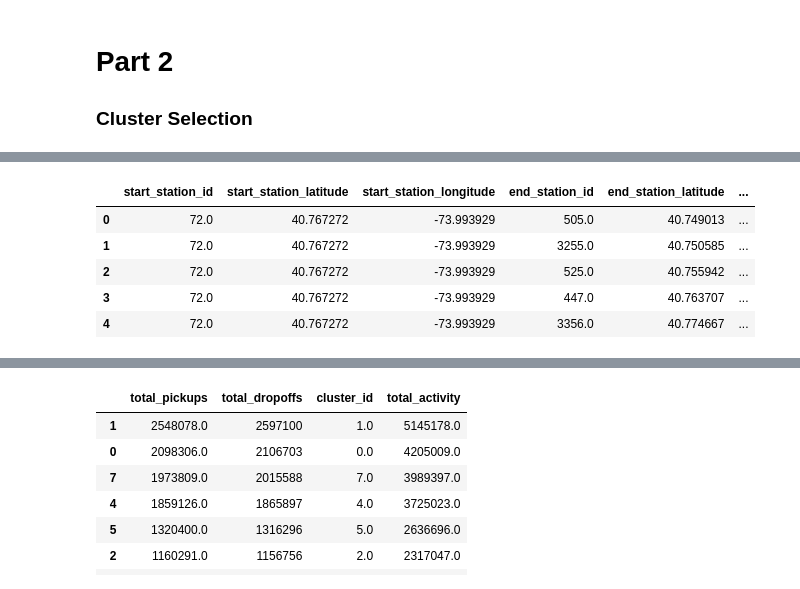
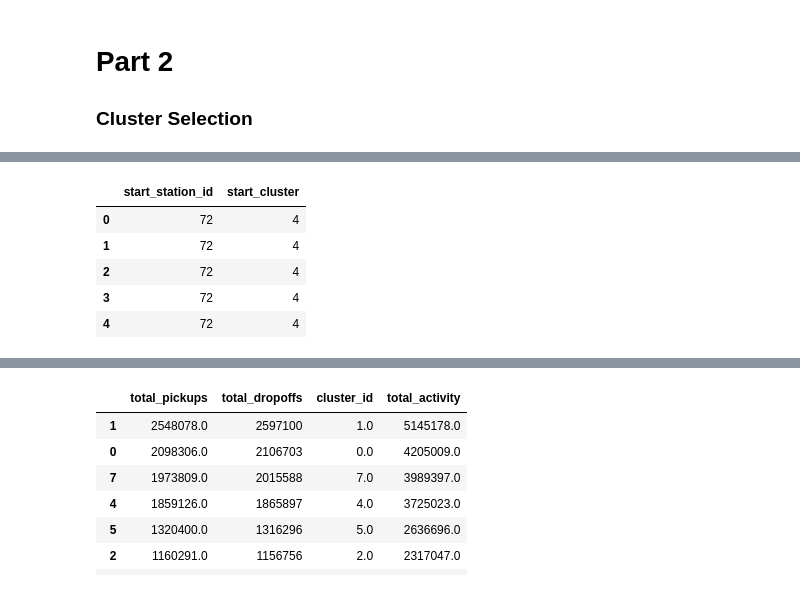
Before and after one commit to Andrejj23/city-bike, a Jupyter notebook: Georgios/mean_shift_clustering.ipynb, the cells around one changed output, grey strips where cells are left out. Saved outputs shown, nothing was run; the diff lists cells and outputs as text; code cells hidden in the pictures.

```diff
--- a/Georgios/mean_shift_clustering.ipynb
+++ b/Georgios/mean_shift_clustering.ipynb
@@ -464,17 +478,29 @@ Map saved as mean_shift_clusters_map.html
 # %%
-df_merged  = data.merge(stations[['station_id','mean_shift_cluster']],
-                    left_on='start_station_id', right_on='station_id', how='left')
-df_merged  = data.rename(columns={'mean_shift_cluster': 'start_cluster'})
+# Fix station_id types
+data['start_station_id'] = data['start_station_id'].astype(int)
+data['end_station_id'] = data['end_station_id'].astype(int)
+stations['station_id'] = stations['station_id'].astype(int)
 
-df_merged  = data.merge(stations[['station_id','mean_shift_cluster']],
-                    left_on='end_station_id', right_on='station_id', how='left')
-df_merged  = data.rename(columns={'mean_shift_cluster': 'end_cluster'})
+# Merge for START station clusters
+df_merged = data.merge(
+    stations[['station_id', 'mean_shift_cluster']],
+    left_on='start_station_id',
+    right_on='station_id',
+    how='left'
+)
 
-df_merged .head()
+# Rename
+df_merged = df_merged.rename(columns={'mean_shift_cluster': 'start_cluster'})
+
+# No need for station_id from stations anymore
+df_merged = df_merged.drop(columns=['station_id'])
+
+# Result with filtered columns only
+df_merged[['start_station_id', 'start_cluster']].head()
 # %% [output]
-|  | start_station_id | start_station_latitude | start_station_longitude | end_station_id | end_station_latitude | ... |
-| 0 | 72.0 | 40.767272 | -73.993929 | 505.0 | 40.749013 | ... |
-| 1 | 72.0 | 40.767272 | -73.993929 | 3255.0 | 40.750585 | ... |
-| 2 | 72.0 | 40.767272 | -73.993929 | 525.0 | 40.755942 | ... |
-| 3 | 72.0 | 40.767272 | -73.993929 | 447.0 | 40.763707 | ... |
-| 4 | 72.0 | 40.767272 | -73.993929 | 3356.0 | 40.774667 | ... |
+|  | start_station_id | start_cluster |
+| 0 | 72 | 4 |
+| 1 | 72 | 4 |
+| 2 | 72 | 4 |
+| 3 | 72 | 4 |
+| 4 | 72 | 4 |
```
Also changed, not shown: parts of 11 cells of this notebook, 1 other file.
